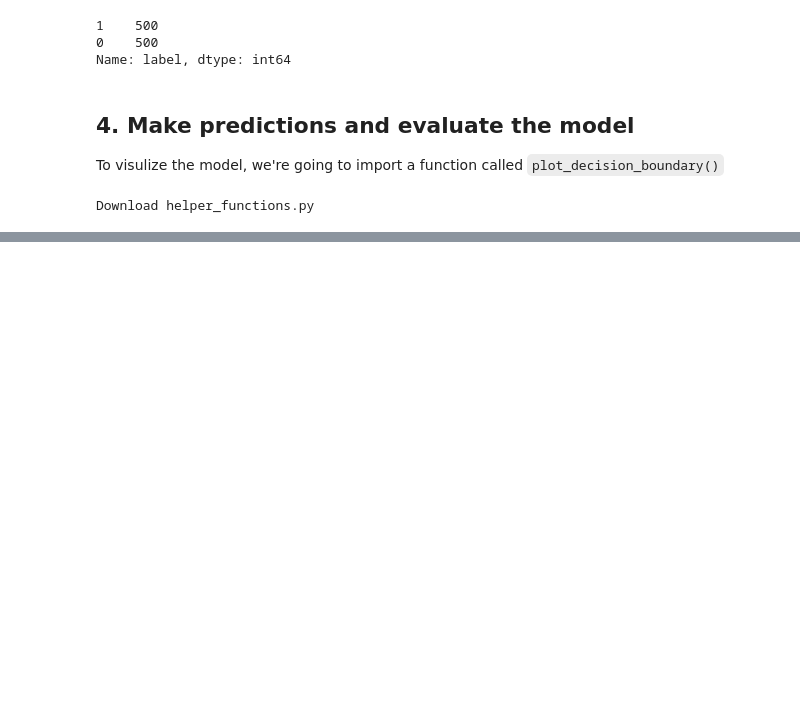
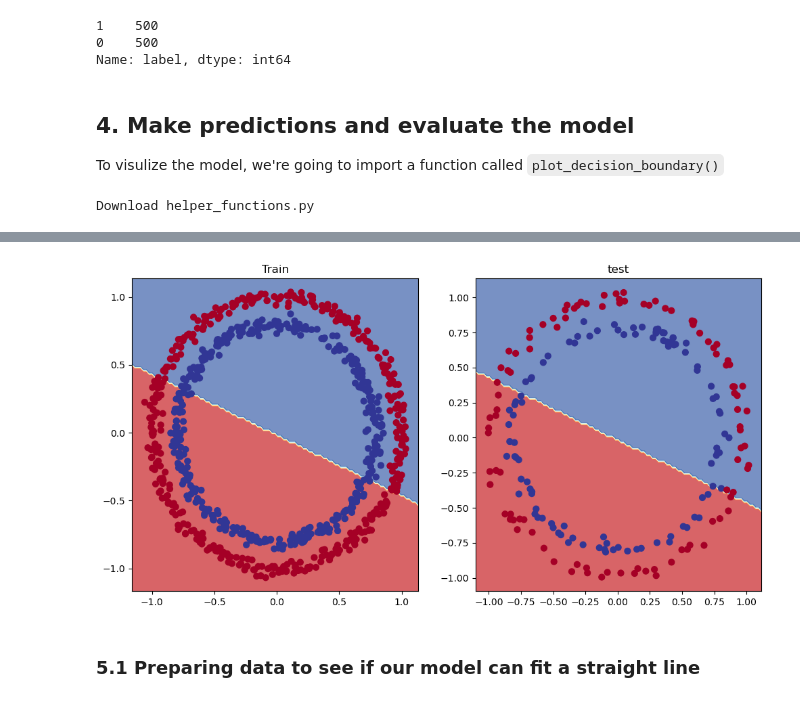
Before and after one commit to pjy0422/pytorch, a Jupyter notebook: pytorch_classification.ipynb, the cells around one changed output, grey strips where cells are left out. Drawn from its saved outputs; the diff is of its cells as text; code cells hidden in the pictures; blank space fills up the shorter version.

```diff
--- a/pytorch_classification.ipynb
+++ b/pytorch_classification.ipynb
@@ -400,0 +444,34 @@ Download helper_functions.py
+# %%
+torch.manual_seed(42)
+torch.cuda.manual_seed(42)
+epochs = 10000
+
+X_train = X_train.to(device)
+X_test = X_test.to(device)
+y_train = y_train.to(device)
+y_test = y_test.to(device)
+
+for epoch in range(epochs):
+    model_1.train()
+
+    y_logits = model_1(X_train).squeeze()
+    y_pred_labels = torch.round(torch.sigmoid(y_logits))
+
+    loss = loss_fn(y_logits,y_train)
+    acc = accuracy_fn(y_true=y_train,y_pred=y_pred_labels)
+    optimizer.zero_grad()
+
+    loss.backward()
+
+    optimizer.step()
+
+    model_1.eval()
+    with torch.inference_mode():
+        test_logits = model_1(X_test).squeeze()
+        test_preds = torch.round(torch.sigmoid(test_logits))
+
+        test_loss = loss_fn(test_logits,y_test)
+        test_acc = accuracy_fn(y_true=y_test, y_pred=test_preds)
+
+    if epoch % 100==0:
+        print(f"epoch: {epoch} | train loss: {loss:.5f} | train acc : {acc:.2f} %| test loss: {test_loss:.5f} | test acc: {test_acc:.2f}%")
@@ -400,0 +496,14 @@ Download helper_functions.py
+# %%
+# Plot decision boundary of the model
+
+plt.figure(figsize = (12,6))
+plt.subplot(1,2,1)
+plt.title("Train")
+plot_decision_boundary(model_1,X_train,y_train)
+plt.subplot(1,2,2)
+plt.title("test")
+plot_decision_boundary(model_1,X_test,y_test)
+# %% [output]
+[figure, added]
+# %% [markdown]
+### 5.1 Preparing data to see if our model can fit a straight line
```
Also changed, not shown: parts of 38 cells of this notebook.
